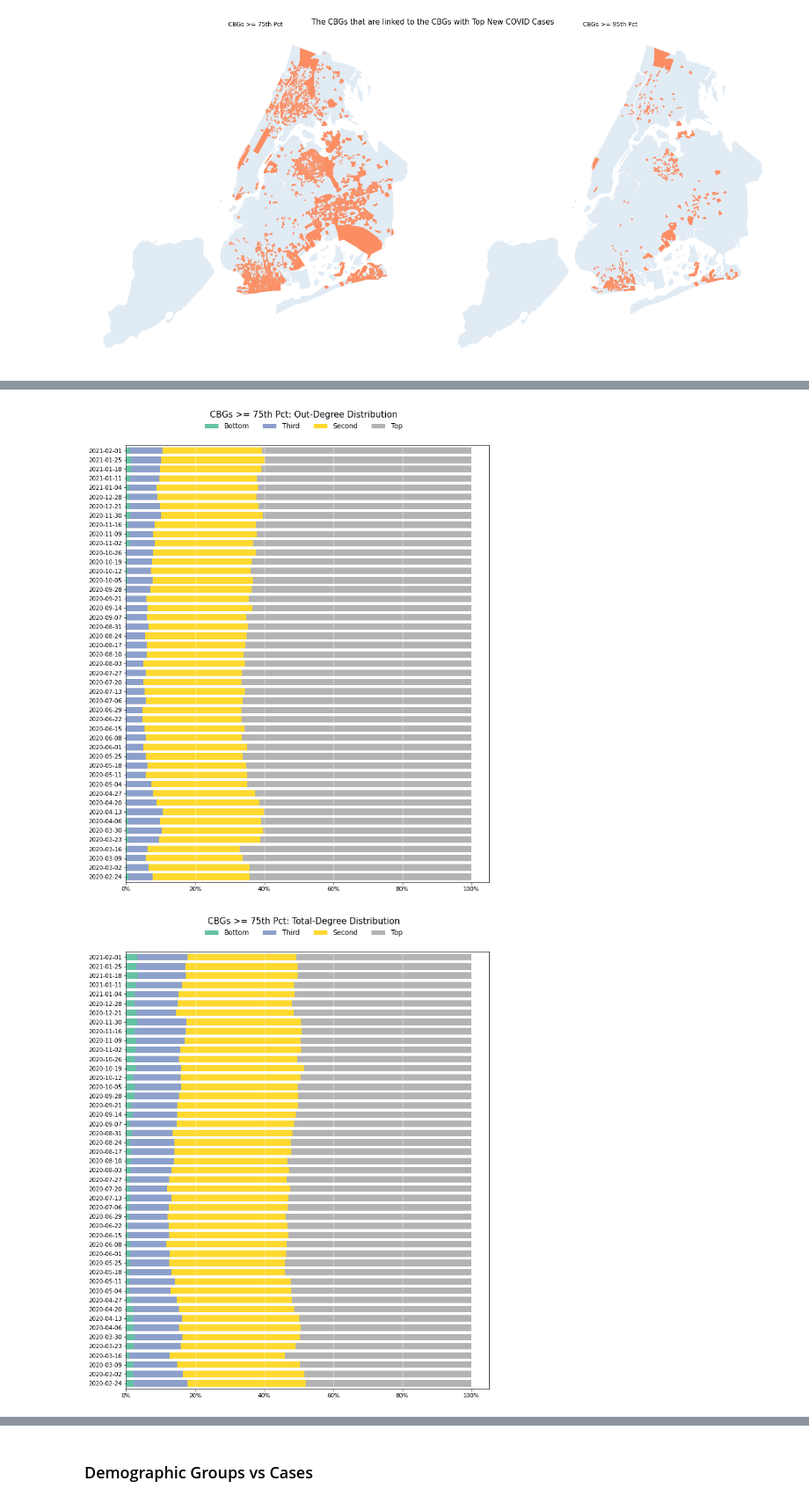
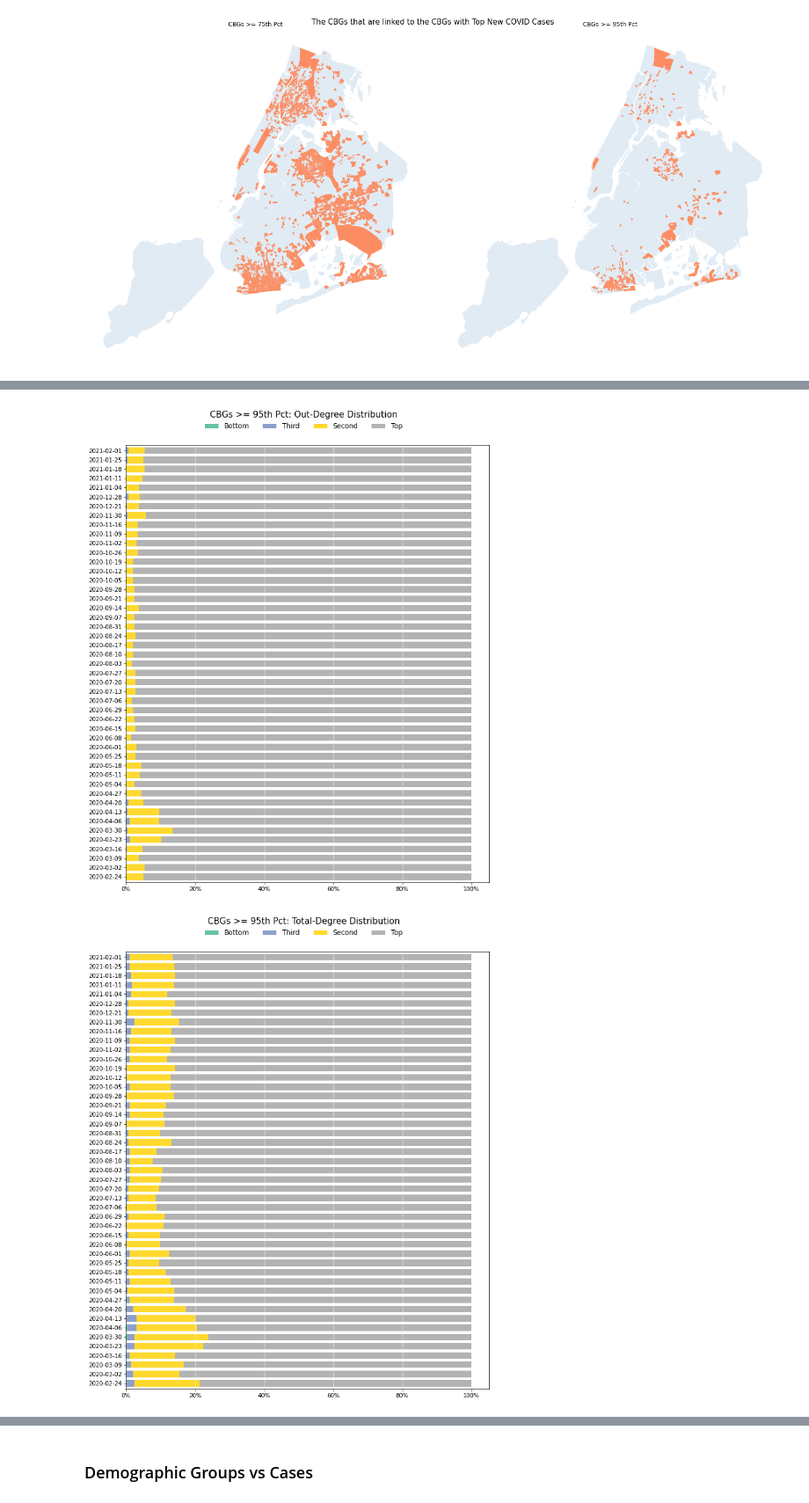
Before and after one commit to hasanalpboz/safegraph-covid19-mobility, a Jupyter notebook: scripts/notebooks/network-centrality-evolution.ipynb, the cells around one changed output, grey strips where cells are left out. Shown at 88% size. Cells and saved outputs as stored; diff of their text form; code cells hidden in the pictures.

```diff
--- a/scripts/notebooks/network-centrality-evolution.ipynb
+++ b/scripts/notebooks/network-centrality-evolution.ipynb
@@ -39,7 +39,7 @@ dpath = config['storage']
 patterns = config['pattern-data-path']
 
 AREA_NAME = 'NYC'
-NETWORK_DIR = join(pwd, dpath, 'Nets', f'{AREA_NAME}-CBG-CBG-Nets')
+NETWORK_DIR = join(pwd, dpath, 'Nets', f'{AREA_NAME}-CBG-CBG-Nets-Staten_Island_Removed')
 nets = [(datetime.strptime(f, '%Y-%m-%d'), ig.Graph.Read_Pickle(join(NETWORK_DIR, f)))
             for f in tqdm(os.listdir(NETWORK_DIR))]
 nets = np.array(sorted(nets, key=lambda x: x[0]))
@@ -266,9 +266,9 @@ for ind, timestep in enumerate(timesteps):
     nodes = set(net.vs['name'])
     for cbg in top_cbgs:
         cbg_str = str(cbg)
-        if cbg_str in nodes and cbg_str not in staten_island:
+        if cbg_str in nodes:# and cbg_str not in staten_island:
             neis = net.neighbors(str(cbg), mode="in")
-            cbgs += [i for i in net.vs[neis]['name'] if i not in staten_island]
+            cbgs += net.vs[neis]['name']#[i for i in net.vs[neis]['name'] if i not in staten_island]
     candidate_cbgs[timestep] = cbgs
 # %%
 overall_cbgs = []
@@ -381,7 +383,7 @@ tnets = nets[nets[:, 0] >= tmetric]
 
 quart = ['Bottom', 'Third', 'Second', 'Top']
 
-qcbgs = set(vals[vals >= quant_75].index.astype(str))
+qcbgs = set(vals[vals >= quant_95].index.astype(str))
 
 cent_metrics = [
     ('Closeness', ig.Graph.closeness, {'cutoff': 3, 'normalized': True}),
@@ -431,7 +433,7 @@ for cent_metric_name, metric, params in cent_metrics:
     ax.set_ylabel(None)
     ax.grid(axis='x', color='white')
     ax.xaxis.set_major_formatter(ticker.FuncFormatter(lambda y, _: f'{y*100:.0f}%'))
-    plt.legend(bbox_to_anchor=(0.2, 1.02), ncol=4, edgecolor='white', title=f'CBGs >= 75th Pct: {cent_metric_name} Distribution', fontsize=12, title_fontsize=15)
+    plt.legend(bbox_to_anchor=(0.2, 1.02), ncol=4, edgecolor='white', title=f'CBGs >= 95th Pct: {cent_metric_name} Distribution', fontsize=12, title_fontsize=15)
     plt.tight_layout()
-    plt.savefig(join(FIG_SAVE_DIR, f'{cent_metric_name}-q75_staten_island_removed.png'), bbox_inches='tight')
+    plt.savefig(join(FIG_SAVE_DIR, f'{cent_metric_name}-q95_staten_island_removed_from_net.png'), bbox_inches='tight')
 # %% [output]
@@ -442,2 +444,2 @@ for cent_metric_name, metric, params in cent_metrics:
-[figure, old version]
+[figure, new version]
-[figure, old version]
+[figure, new version]
```
Also changed, not shown: parts of 6 cells of this notebook, 24 other files.
